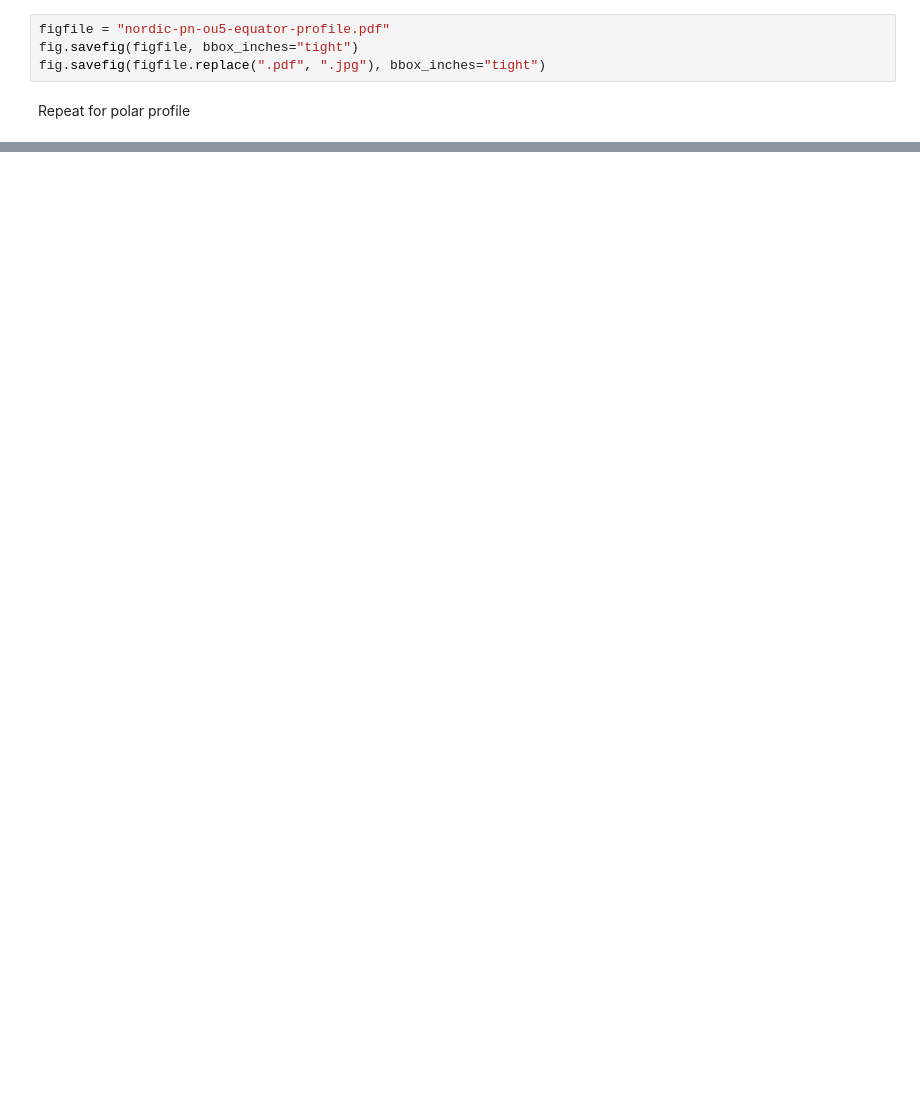
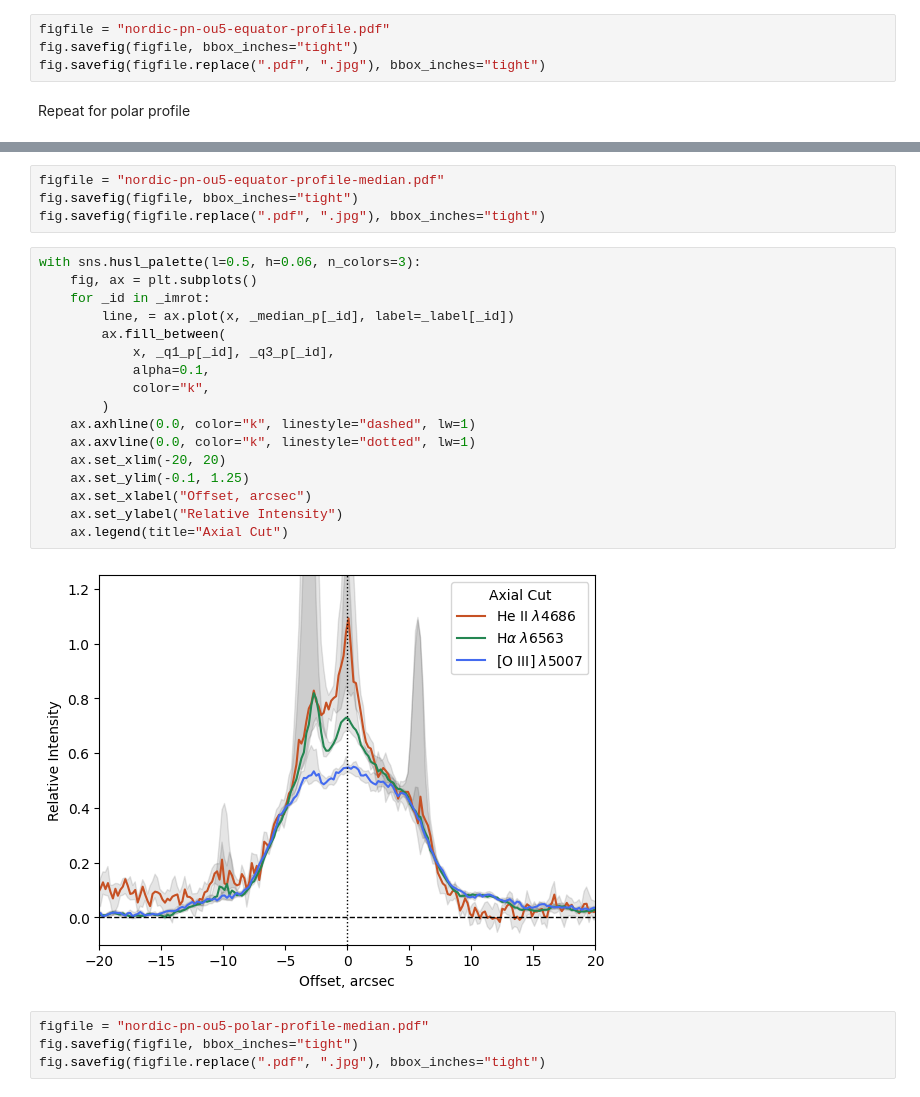
Before and after one commit to will-henney/teresa-pn-ou5, a Jupyter notebook: notebooks/04-05-nordic-images.ipynb, the cells around one changed output, grey strips where cells are left out. Drawn from its saved outputs; the diff is of its cells as text; blank space fills up the shorter version.

```diff
--- a/notebooks/04-05-nordic-images.ipynb
+++ b/notebooks/04-05-nordic-images.ipynb
@@ -631,0 +690,27 @@ ax.set_ylim(-0.1, 1.25)
+# %%
+figfile = "nordic-pn-ou5-equator-profile-median.pdf"
+fig.savefig(figfile, bbox_inches="tight")
+fig.savefig(figfile.replace(".pdf", ".jpg"), bbox_inches="tight")
+# %%
+with sns.husl_palette(l=0.5, h=0.06, n_colors=3):
+    fig, ax = plt.subplots()
+    for _id in _imrot:
+        line, = ax.plot(x, _median_p[_id], label=_label[_id])
+        ax.fill_between(
+            x, _q1_p[_id], _q3_p[_id],
+            alpha=0.1,
+            color="k",
+        )
+    ax.axhline(0.0, color="k", linestyle="dashed", lw=1)
+    ax.axvline(0.0, color="k", linestyle="dotted", lw=1)
+    ax.set_xlim(-20, 20)
+    ax.set_ylim(-0.1, 1.25)
+    ax.set_xlabel("Offset, arcsec")
+    ax.set_ylabel("Relative Intensity")
+    ax.legend(title="Axial Cut")
+# %% [output]
+[figure, added]
+# %%
+figfile = "nordic-pn-ou5-polar-profile-median.pdf"
+fig.savefig(figfile, bbox_inches="tight")
+fig.savefig(figfile.replace(".pdf", ".jpg"), bbox_inches="tight")
```
Also changed, not shown: parts of 7 cells of this notebook, 6 other files.
